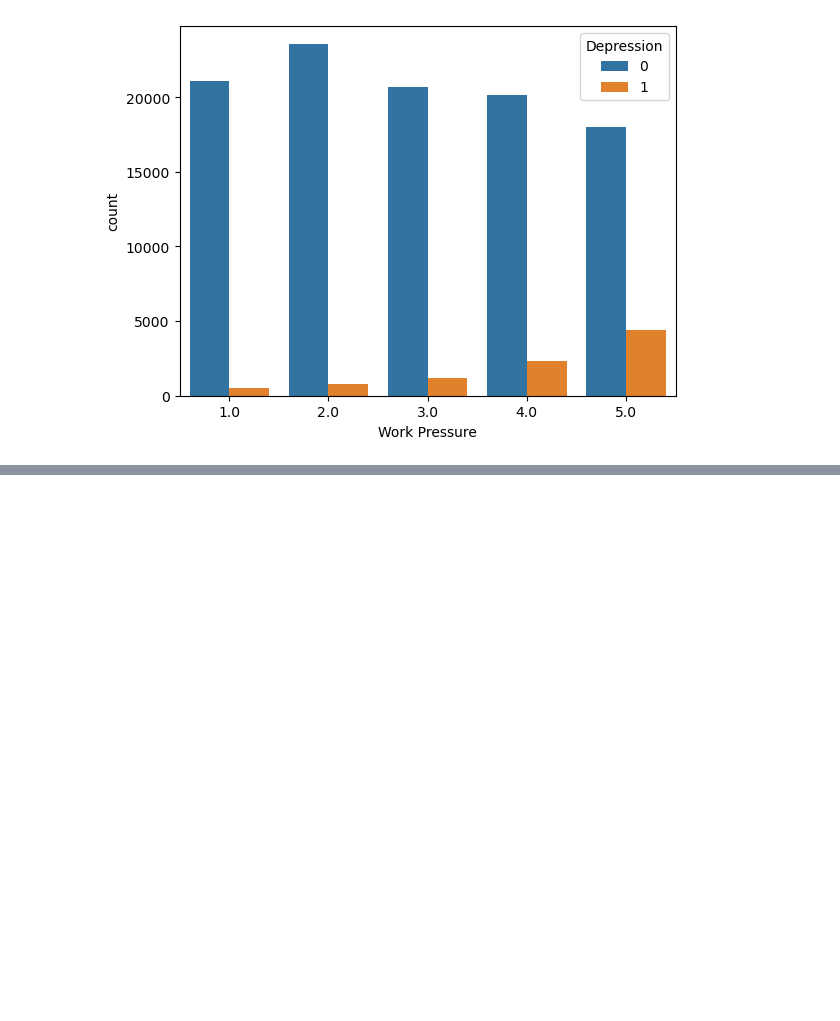
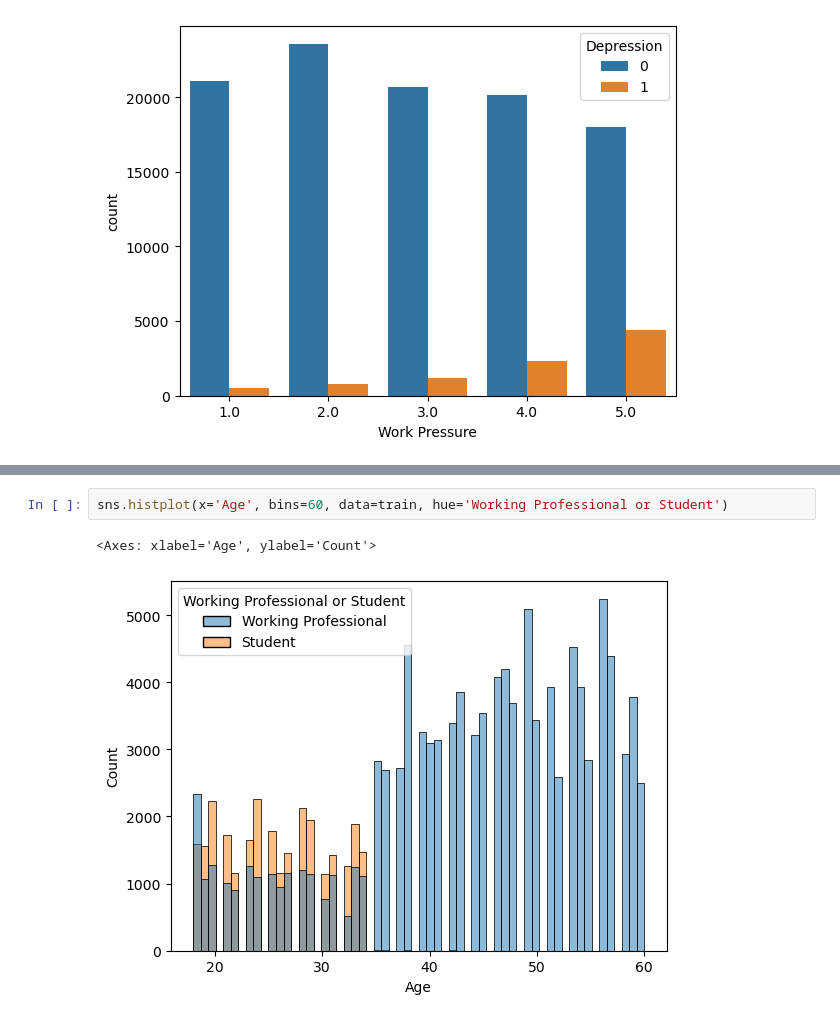
Before and after one commit to DS4th-DATAThon/DATAThon, a Jupyter notebook: code/MHC 시각화.ipynb, the cells around one changed output, grey strips where cells are left out. Drawn from its saved outputs; the diff is of its cells as text; blank space fills up the shorter version.

```diff
--- a/code/MHC 시각화.ipynb
+++ b/code/MHC 시각화.ipynb
@@ -69,0 +75,5 @@ sns.countplot(x='Work Pressure', hue='Depression', data=train)
+# %%
+sns.histplot(x='Age', bins=60, data=train, hue='Working Professional or Student')
+# %% [output]
+<Axes: xlabel='Age', ylabel='Count'>
+[figure, added]
```
Also changed, not shown: parts of 5 cells of this notebook.
